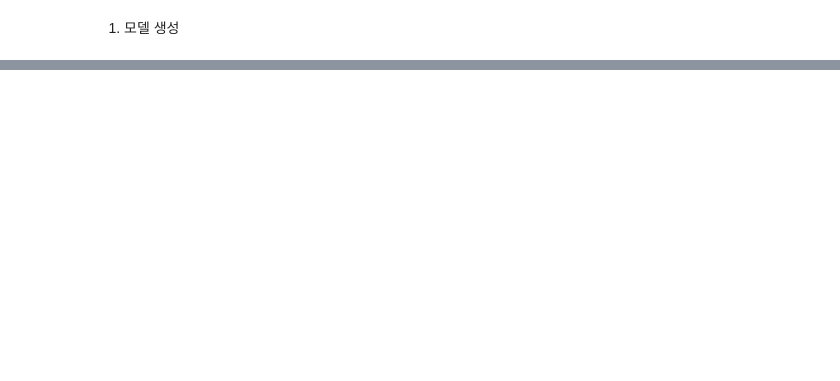
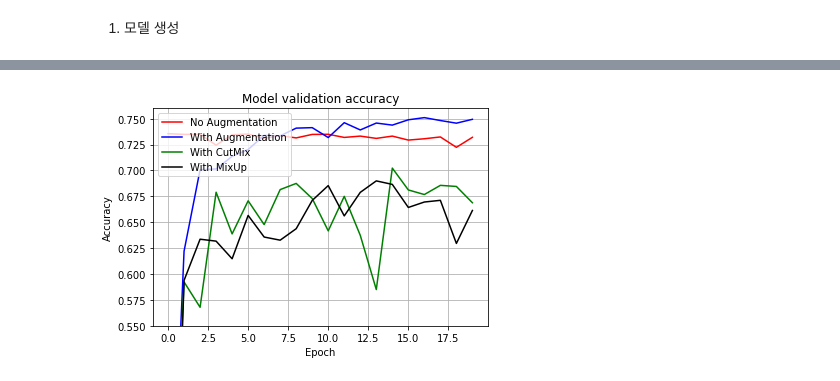
Before and after one commit to kawonkang/test-AIF, a Jupyter notebook: [GC-02]/[GC-02] CutMix_Mixup.ipynb, the cells around one changed output, grey strips where cells are left out. Cells and saved outputs as stored; diff of their text form; code cells hidden in the pictures; blank space fills up the shorter version.

```diff
--- a/[GC-02]/[GC-02] CutMix_Mixup.ipynb
+++ b/[GC-02]/[GC-02] CutMix_Mixup.ipynb
@@ -522,0 +497,3 @@ ds_test = apply_normalize_on_dataset(ds_test, is_test=True)
+# %%
+#np.save('trainHistoryDict/history_resnet50_no_aug.npy',history_resnet50_no_aug.history)
+history_resnet50_no_aug = np.load('trainHistoryDict/history_resnet50_no_aug.npy',allow_pickle='TRUE').item()
@@ -522,0 +541,3 @@ ds_test = apply_normalize_on_dataset(ds_test, is_test=True)
+# %%
+#np.save('trainHistoryDict/history_resnet50_aug.npy',history_resnet50_aug.history)
+history_resnet50_aug = np.load('trainHistoryDict/history_resnet50_aug.npy',allow_pickle='TRUE').item()
@@ -523 +571,5 @@ ds_test = apply_normalize_on_dataset(ds_test, is_test=True)
+# %%
+# for epoch 50
+# np.save('trainHistoryDict/history_resnet50_50_cut.npy',history_resnet50_cut.history)
+history_resnet50_cut = np.load('trainHistoryDict/history_resnet50_cut.npy',allow_pickle='TRUE').item()
 # %%
@@ -636 +616,19 @@ history_resnet50_nmix = nmix_resnet50.fit(
+# %%
+# np.save('trainHistoryDict/history_resnet50_mix.npy',history_resnet50_mix.history)
+history_resnet50_mix = np.load('trainHistoryDict/history_resnet50_mix.npy',allow_pickle='TRUE').item()
+# %%
+plt.plot(history_resnet50_no_aug['val_accuracy'], 'r')
+plt.plot(history_resnet50_aug['val_accuracy'], 'b')
+plt.plot(history_resnet50_cut['val_accuracy'], 'g')
+plt.plot(history_resnet50_mix['val_accuracy'][:20], 'black')
+# plt.plot(history_resnet50_nmix.history['val_accuracy'], 'y')
+plt.title('Model validation accuracy')
+plt.ylabel('Accuracy')
+plt.xlabel('Epoch')
+plt.legend(['No Augmentation', 'With Augmentation', 'With CutMix', 'With MixUp'], loc='upper left')
+plt.grid(True) # Accuracy 범위 지정
+plt.ylim(0.55, 0.76)
+plt.show()
+# %% [output]
+[figure, added]
 # %%
```
Also changed, not shown: parts of 48 cells of this notebook, 24 other files.
